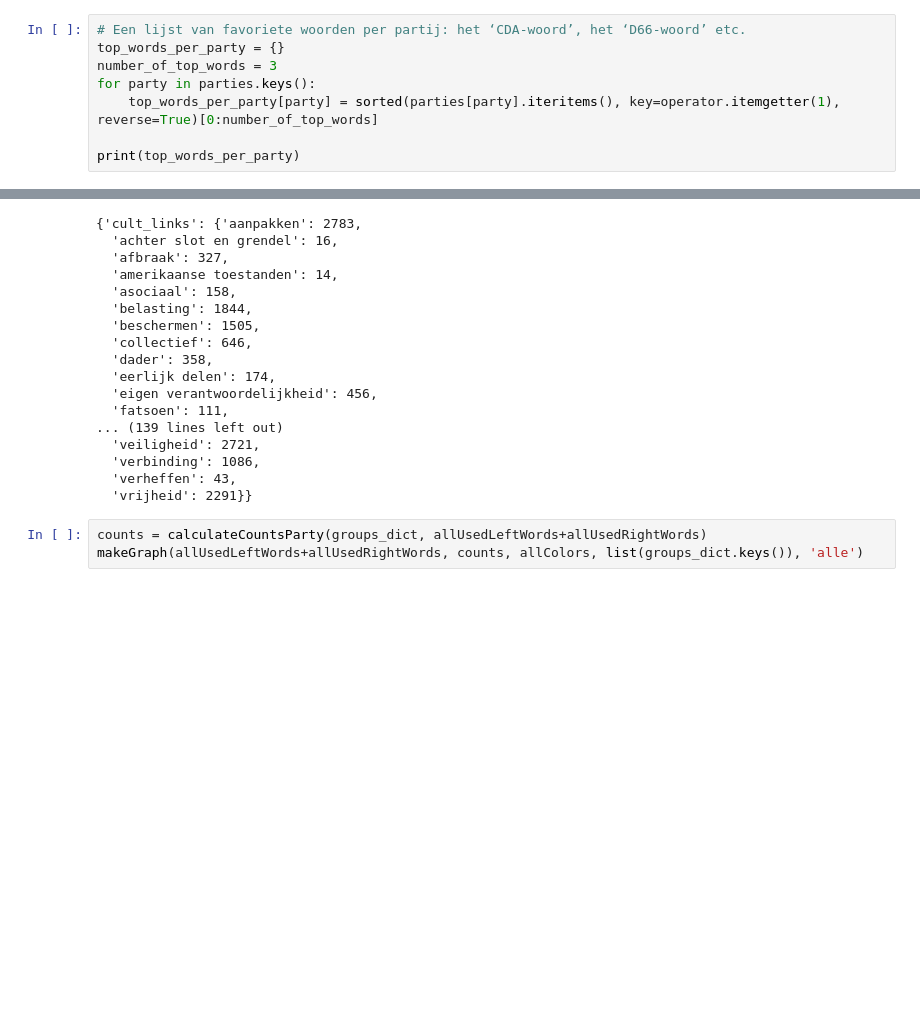
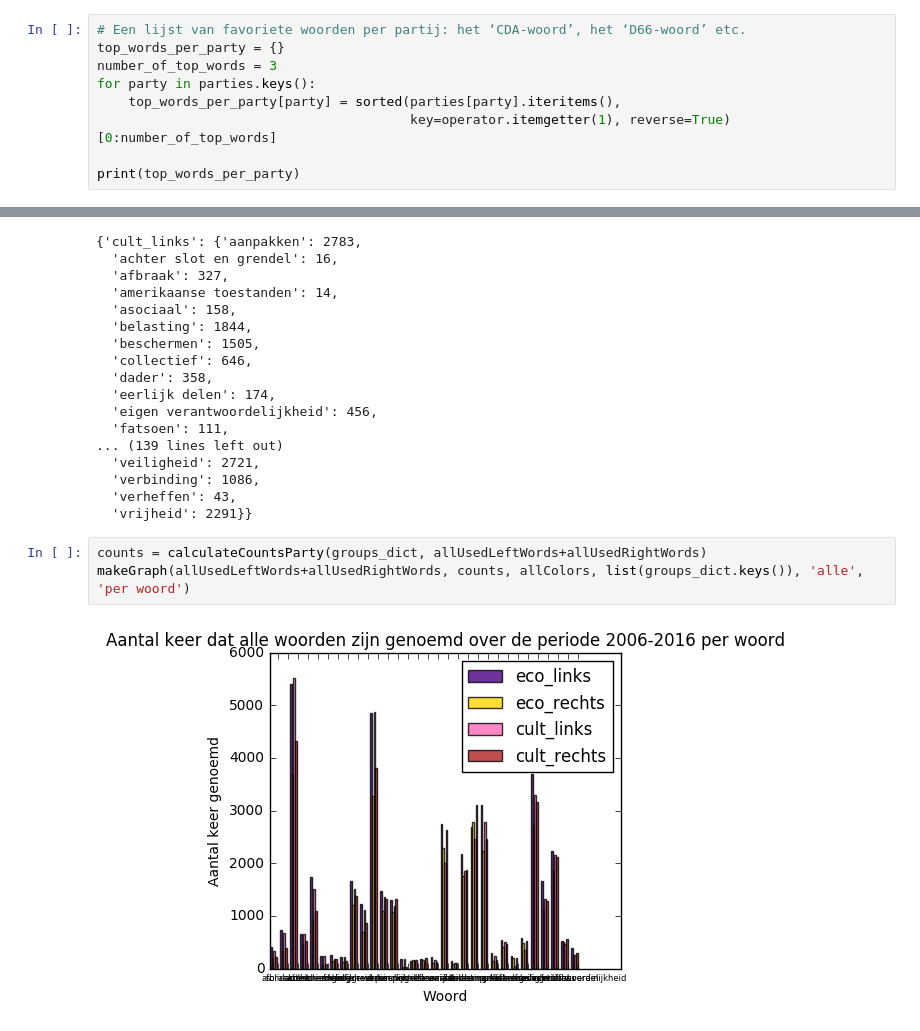
Before and after one commit to Caiit/nrc, a Jupyter notebook: NRC LinkseRechtse woorden.ipynb, the cells around one changed output, grey strips where cells are left out. Cells and saved outputs as stored; diff of their text form; blank space fills up the shorter version.

```diff
--- a/NRC LinkseRechtse woorden.ipynb
+++ b/NRC LinkseRechtse woorden.ipynb
@@ -253,7 +258,8 @@ makeGraph(allUsedRightWords, counts, allColors, list(parties.keys()), 'rechtse')
 top_words_per_party = {}
 number_of_top_words = 3
 for party in parties.keys():
-    top_words_per_party[party] = sorted(parties[party].iteritems(), key=operator.itemgetter(1), reverse=True)[0:number_of_top_words]
+    top_words_per_party[party] = sorted(parties[party].iteritems(),
+                                        key=operator.itemgetter(1), reverse=True)[0:number_of_top_words]
 
 print(top_words_per_party)
 # %% [output]
@@ -337,4 +330,6 @@ groups_dict
   'vrijheid': 2291}}
 # %%
 counts = calculateCountsParty(groups_dict, allUsedLeftWords+allUsedRightWords)
-makeGraph(allUsedLeftWords+allUsedRightWords, counts, allColors, list(groups_dict.keys()), 'alle')
+makeGraph(allUsedLeftWords+allUsedRightWords, counts, allColors, list(groups_dict.keys()), 'alle', 'per woord')
+# %% [output]
+[figure, added]
```
Also changed, not shown: parts of 6 cells of this notebook, 4 other files.
